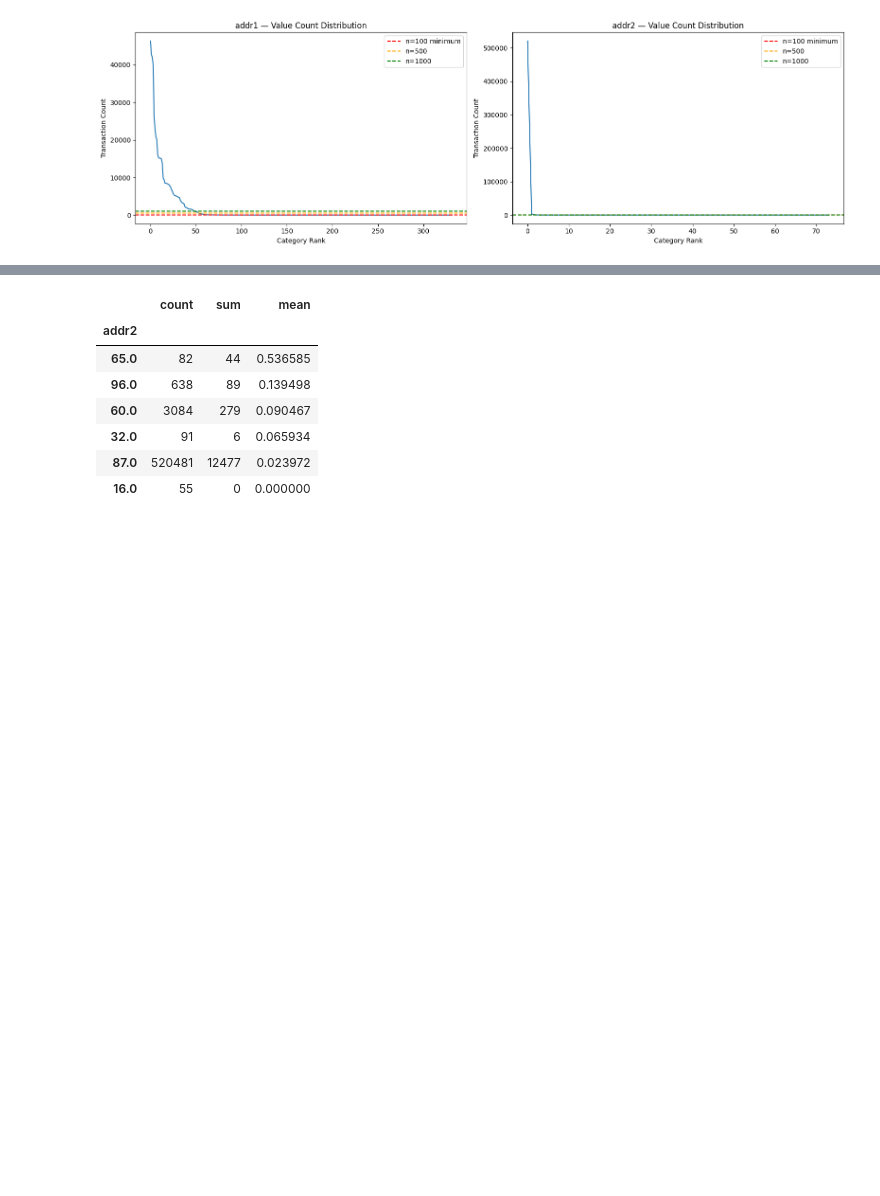
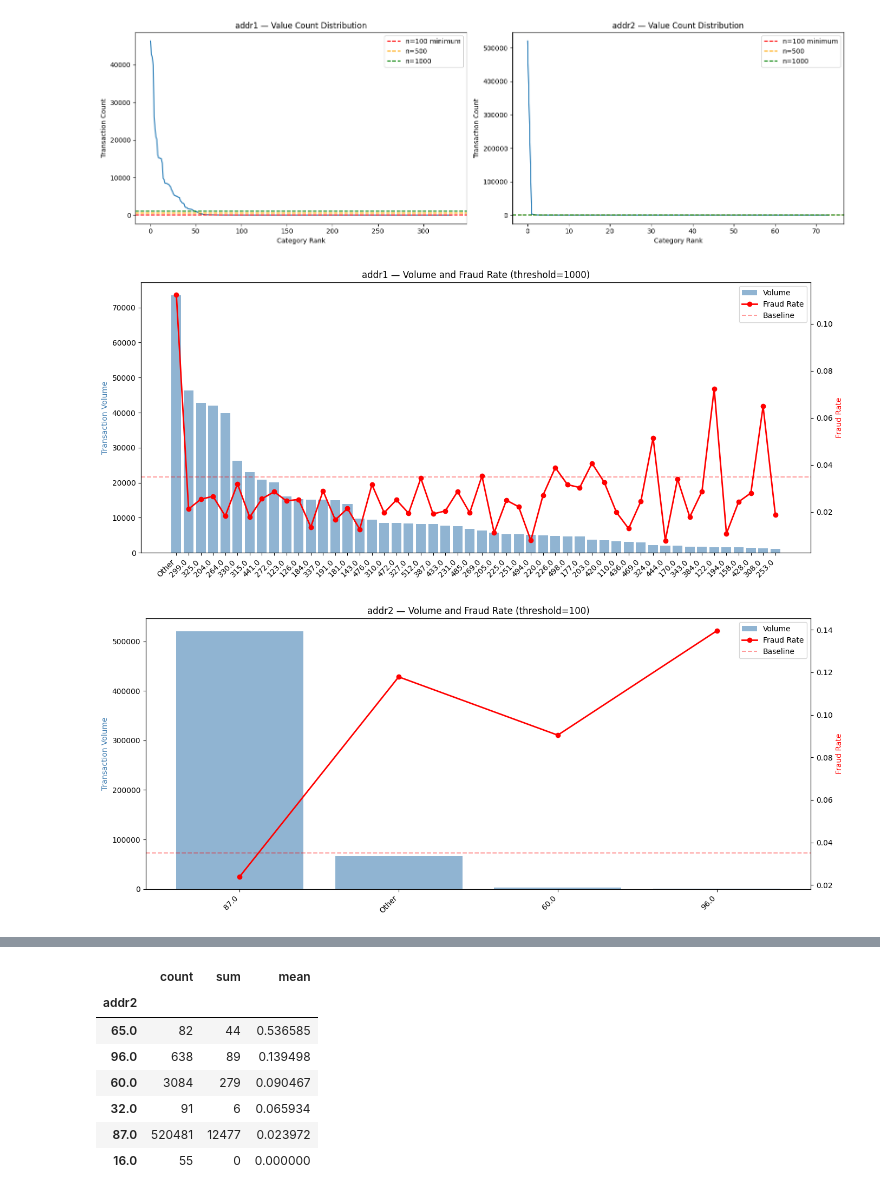
Before and after one commit to Mansi-Jadhav/End-to-End-Fraud-Detection, a Jupyter notebook: 1. EDA.ipynb, the cells around one changed output, grey strips where cells are left out. Saved outputs shown, nothing was run; the diff lists cells and outputs as text; code cells hidden in the pictures; blank space fills up the shorter version.

```diff
--- a/1. EDA.ipynb
+++ b/1. EDA.ipynb
@@ -850,6 +850,61 @@ plt.tight_layout()
 plt.show()
 # %% [output]
 [figure]
+# %%
+def plot_addr_analysis(df, col, threshold):
+    counts = df[col].value_counts()
+
+    # Keep high-frequency values, group rest as Other
+    keep = counts[counts >= threshold].index
+    df[f'{col}_grouped'] = df[col].apply(
+        lambda x: x if x in keep else 'Other'
+    )
+
+    # Build stats
+    stats = (
+        df.groupby(f'{col}_grouped')['isFraud']
+        .agg(['mean', 'count'])
+        .rename(columns={'mean': 'fraud_rate', 'count': 'volume'})
+        .sort_values('volume', ascending=False)
+        .reset_index()
+    )
+
+    # Plot
+    fig, ax1 = plt.subplots(figsize=(14, 6))
+    ax2 = ax1.twinx()
+
+    x = range(len(stats))
+
+    ax1.bar(x, stats['volume'], color='steelblue', alpha=0.6, label='Volume')
+    ax2.plot(x, stats['fraud_rate'], color='red', marker='o',
+             linewidth=2, label='Fraud Rate')
+    ax2.axhline(df['isFraud'].mean(), color='red', linestyle='--',
+                alpha=0.4, label='Baseline')
+
+    ax1.set_xticks(x)
+    ax1.set_xticklabels(
+        stats[f'{col}_grouped'].astype(str),
+        rotation=45, ha='right'
+    )
+    ax1.set_ylabel('Transaction Volume', color='steelblue')
+    ax2.set_ylabel('Fraud Rate', color='red')
+    ax1.set_title(f'{col} — Volume and Fraud Rate (threshold={threshold})')
+
+    lines1, labels1 = ax1.get_legend_handles_labels()
+    lines2, labels2 = ax2.get_legend_handles_labels()
+    ax1.legend(lines1 + lines2, labels1 + labels2, loc='upper right')
+
+    plt.tight_layout()
+    plt.show()
+
+    return stats
+
+# Run the elbow plot first, then plug in your chosen threshold
+addr1_stats = plot_addr_analysis(train, 'addr1', threshold=1000)  # adjust after elbow plot
+addr2_stats = plot_addr_analysis(train, 'addr2', threshold=100)   # addr2 is low cardinality
+# %% [output]
+[figure, added]
+[figure, added]
 # %%
 addr1_stats = (
     train.groupby('addr1')['isFraud']
```
Also changed, not shown: parts of 1 cell of this notebook.
